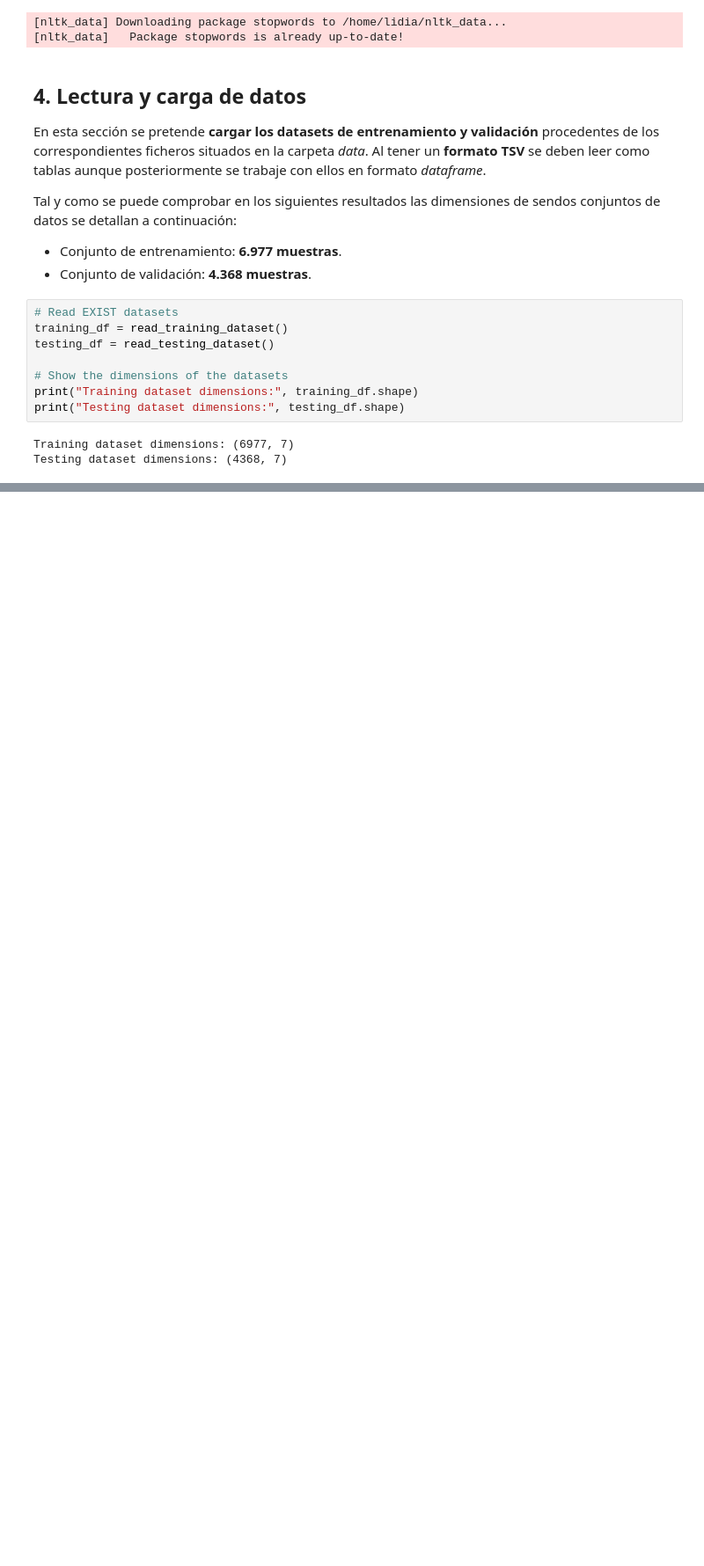
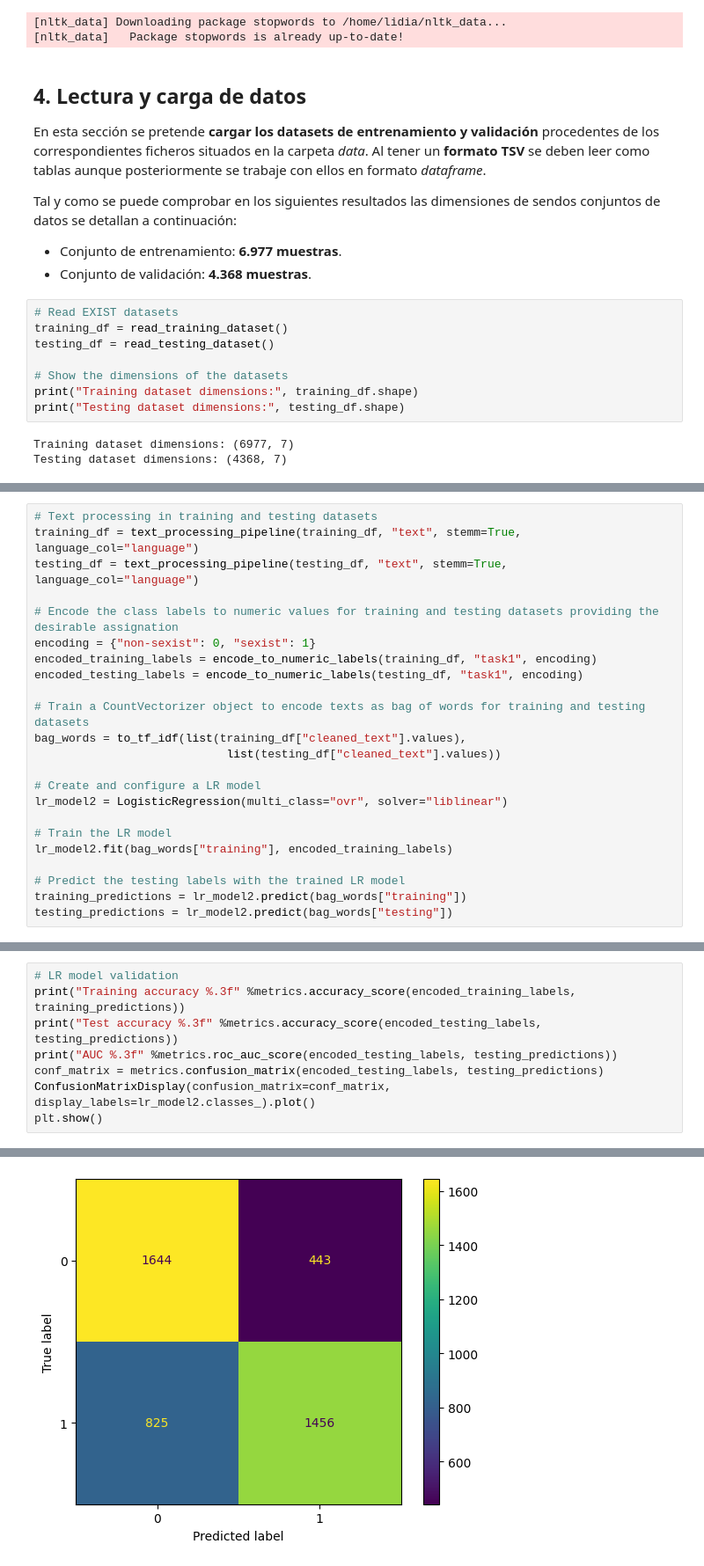
Before and after one commit to lidiasm/DATCOM-TFM, a Jupyter notebook: notebooks/lr_models.ipynb, the cells around one changed output, grey strips where cells are left out. Shown at 88% size. Saved outputs shown, nothing was run; the diff lists cells and outputs as text; blank space fills up the shorter version.

Commit message:
Añadida experimentación básica con LR + Word2Vec #7

```diff
--- a/notebooks/lr_models.ipynb
+++ b/notebooks/lr_models.ipynb
@@ -145,0 +172,23 @@ AUC 0.712
+# %%
+# Text processing in training and testing datasets
+training_df = text_processing_pipeline(training_df, "text", stemm=True, language_col="language")
+testing_df = text_processing_pipeline(testing_df, "text", stemm=True, language_col="language")
+
+# Encode the class labels to numeric values for training and testing datasets providing the desirable assignation
+encoding = {"non-sexist": 0, "sexist": 1}
+encoded_training_labels = encode_to_numeric_labels(training_df, "task1", encoding)
+encoded_testing_labels = encode_to_numeric_labels(testing_df, "task1", encoding)
+
+# Train a CountVectorizer object to encode texts as bag of words for training and testing datasets
+bag_words = to_tf_idf(list(training_df["cleaned_text"].values),
+                            list(testing_df["cleaned_text"].values))
+
+# Create and configure a LR model
+lr_model2 = LogisticRegression(multi_class="ovr", solver="liblinear")
+
+# Train the LR model
+lr_model2.fit(bag_words["training"], encoded_training_labels)
+
+# Predict the testing labels with the trained LR model
+training_predictions = lr_model2.predict(bag_words["training"])
+testing_predictions = lr_model2.predict(bag_words["testing"])
@@ -145,0 +197,9 @@ AUC 0.712
+# %%
+# LR model validation
+print("Training accuracy %.3f" %metrics.accuracy_score(encoded_training_labels, training_predictions))
+print("Test accuracy %.3f" %metrics.accuracy_score(encoded_testing_labels, testing_predictions))
+print("AUC %.3f" %metrics.roc_auc_score(encoded_testing_labels, testing_predictions))
+conf_matrix = metrics.confusion_matrix(encoded_testing_labels, testing_predictions)
+ConfusionMatrixDisplay(confusion_matrix=conf_matrix, display_labels=lr_model2.classes_).plot()
+plt.show()
+# %% [output]
@@ -145,0 +209 @@ AUC 0.712
+[figure, added]
```
Also changed, not shown: parts of 11 cells of this notebook.
